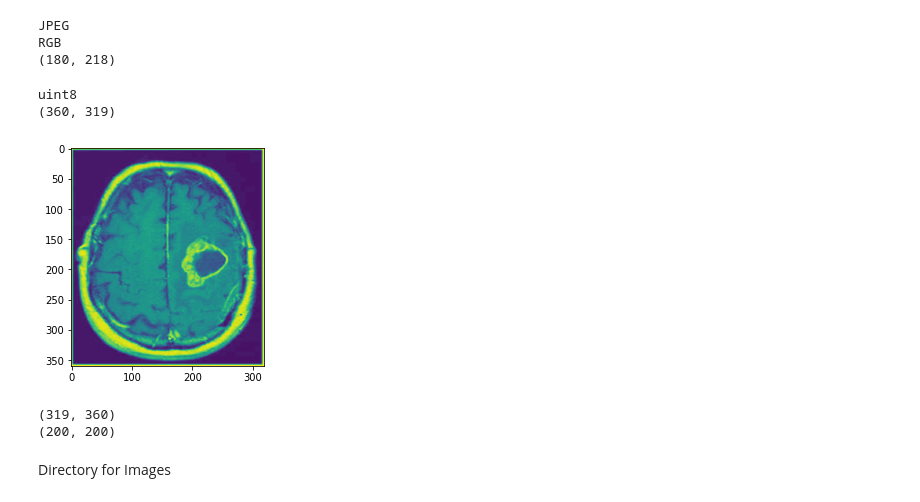
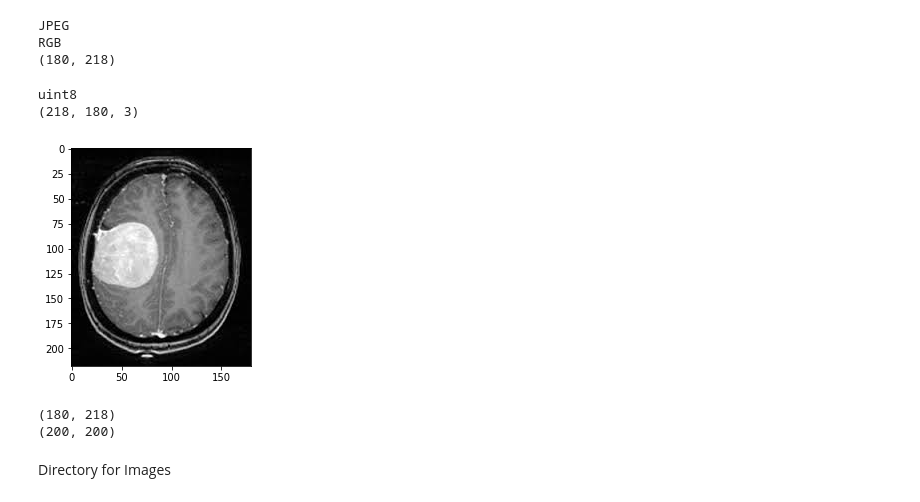
Before and after one commit to Moorehe2/AHIARDIS, a Jupyter notebook: testimage.ipynb, the cells around one changed output. Cells and saved outputs as stored; diff of their text form; code cells hidden in the pictures.

```diff
--- a/testimage.ipynb
+++ b/testimage.ipynb
@@ -60,24 +60,24 @@ RGB
 # %%
 # load and display an image with Matplotlib
 from matplotlib import image
 from matplotlib import pyplot
 # load image as pixel array
-data = image.imread('/content/yes/Y10.jpg')
+data = image.imread('/content/yes/Y1.jpg')
 # summarize shape of the pixel array
 print(data.dtype)
 print(data.shape)
 # display the array of pixels as an image
 pyplot.imshow(data)
 pyplot.show()
 # %% [output]
 uint8
-(360, 319)
+(218, 180, 3)
-[figure, old version]
+[figure, new version]
 # %%
 # resize image and force a new shape
 from PIL import Image
 # load the image
-image = Image.open('/content/yes/Y10.jpg')
+image = Image.open('/content/yes/Y1.jpg')
 # report the size of the image
 print(image.size)
 # resize image and ignore original aspect ratio
@@ -85,7 +85,7 @@ img_resized = image.resize((200,200))
 # report the size of the thumbnail
 print(img_resized.size)
 # %% [output]
-(319, 360)
+(180, 218)
 (200, 200)
 # %%
 # example of saving a grayscale version of a loaded image
```
Also changed, not shown: parts of 4 cells of this notebook.
